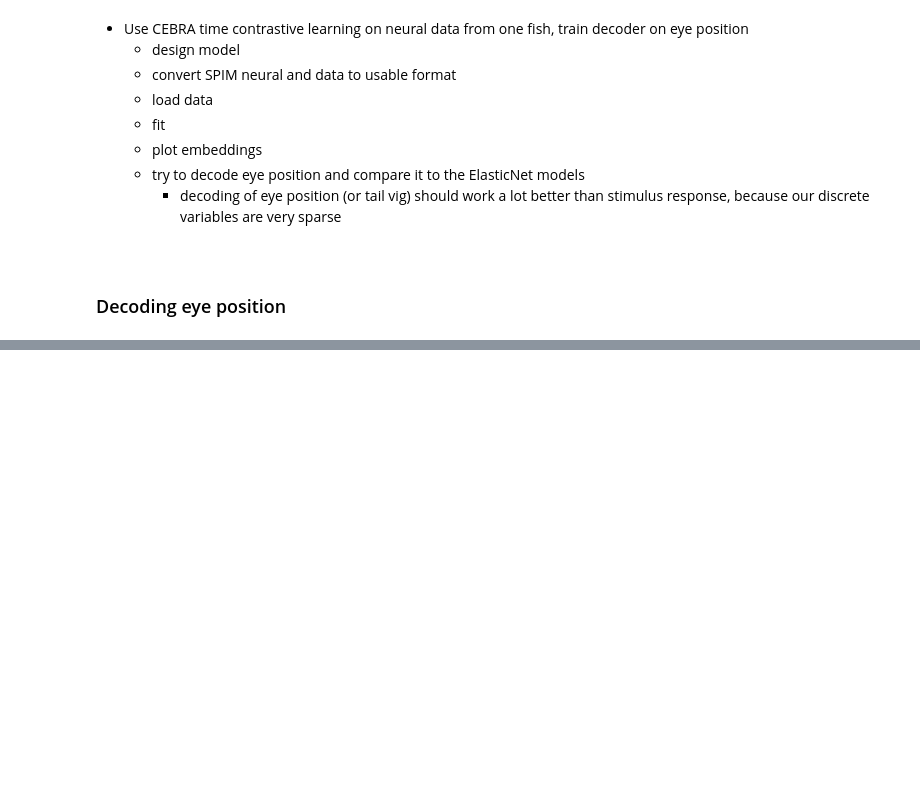
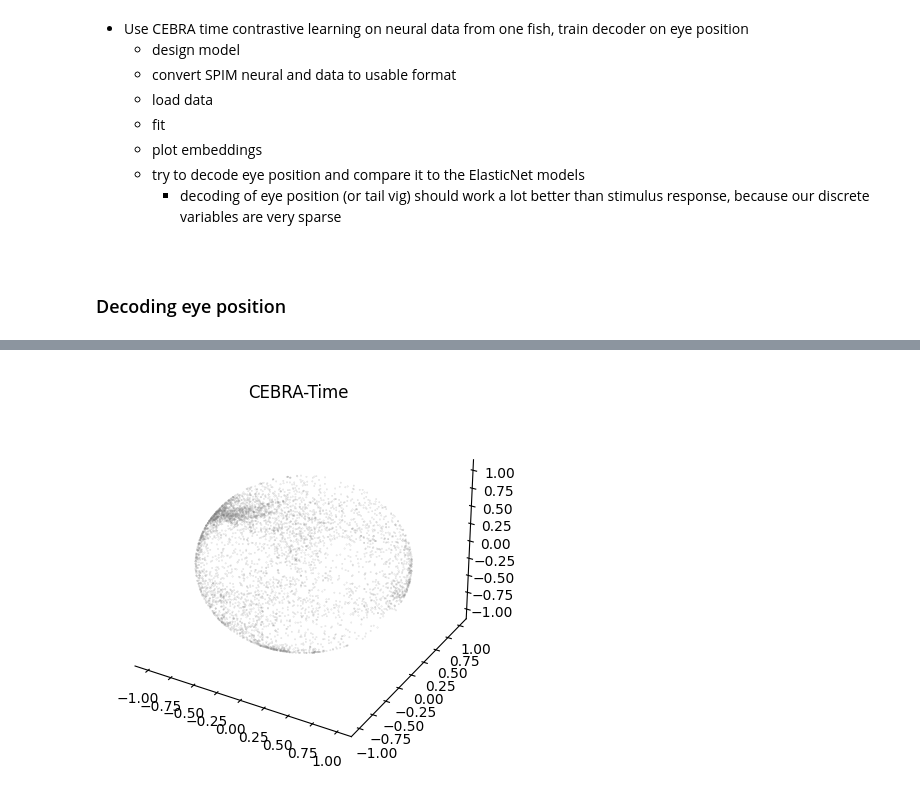
Before and after one commit to tomhagley6/czebra, a Jupyter notebook: test_model/eye_pos_decode_time_contrastive.ipynb, the cells around one changed output, grey strips where cells are left out. Cells and saved outputs as stored; diff of their text form; code cells hidden in the pictures; blank space fills up the shorter version.

Commit message:
finished model training on eye_pos notebook

```diff
--- a/test_model/eye_pos_decode_time_contrastive.ipynb
+++ b/test_model/eye_pos_decode_time_contrastive.ipynb
@@ -37,15 +39,14 @@ ROIS = 10000
 # %%
 # # Define model
-import cebra
 
-cebra_time_eye_pos = cebra.CEBRA(
+cebra_time_model = cebra.CEBRA(
     model_architecture='offset10-model',
     device='cuda_if_available',
     conditional='time',
     temperature_mode='auto',
     min_temperature=0.1,
     time_offsets=10,
-    max_iterations=15000,
+    max_iterations=10000,
     max_adapt_iterations=500,
     batch_size=None,
     learning_rate=1e-4,
@@ -88,3 +130,0 @@ neural = cebra.load_data(filename_dfof, key="neural")
-# %%
-# # Fit model
-cebra_time_eye_pos.fit(neural, eye_pos_l, eye_pos_r)
@@ -93,3 +131,21 @@ cebra_time_eye_pos.fit(neural, eye_pos_l, eye_pos_r)
+# %%
+# # Fit model
+cebra_time_model.fit(neural)
+model_name = f"{filename_trunc}_time_{TIMESTEPS}points_{ROIS}rois_{ITERS}iters.pt"
+cebra_time_model.save(f'models/{model_name}')
+# %%
+# # Create and plot model output
+
+output_dims = 3
+
+cebra_time_model = cebra.CEBRA.load(model_name)
+embedding = cebra_time_model.transform(neural)
+cebra.plot_embedding(embedding, title='CEBRA-Time', cmap='cool')
+
+
+assert(embedding.shape == (TIMESTEPS, output_dims))
+# %% [output]
+[figure, added]
 # %%
 # # Decode
 # %%
```
Also changed, not shown: parts of 4 cells of this notebook, 1 other file.
